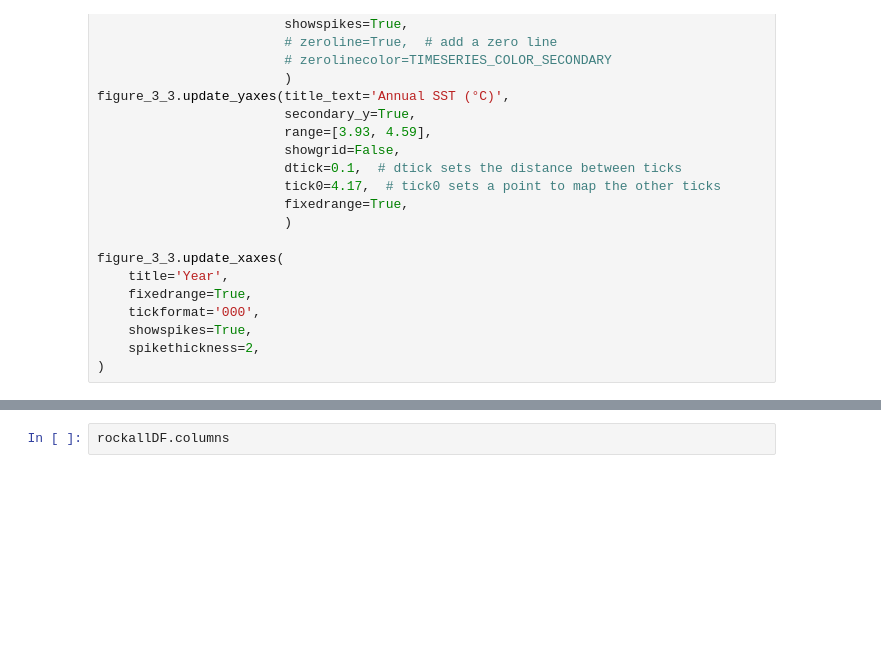
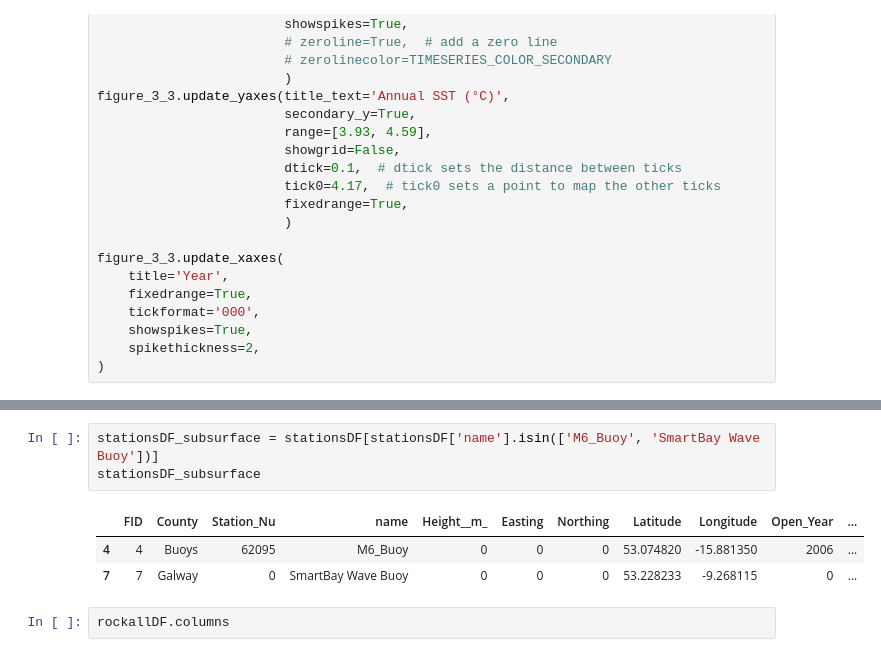
Before and after one commit to ClimateIreland/CI-Climate-Status-Tool, a Jupyter notebook: dash_app/notebooks/_3_1_SurfaceandSubsurfaceTemperature.ipynb, the cells around one changed output, grey strips where cells are left out. Drawn from its saved outputs; the diff is of its cells as text; blank space fills up the shorter version.

```diff
--- a/dash_app/notebooks/_3_1_SurfaceandSubsurfaceTemperature.ipynb
+++ b/dash_app/notebooks/_3_1_SurfaceandSubsurfaceTemperature.ipynb
@@ -331,6 +331,13 @@ stationsDF
 | 6 | 6 | Mayo | 0 | Amets (Erris Peninsua) | 0 | 0 | 0 | 54.231766 | -10.142453 | 0 | ... |
 | 7 | 7 | Galway | 0 | SmartBay Wave Buoy | 0 | 0 | 0 | 53.228233 | -9.268115 | 0 | ... |
 | 8 | 8 | Cork | 0 | Ballycotton Harbour Tide Gauge | 0 | 0 | 0 | 51.827800 | -8.000700 | 0 | ... |
+# %%
+stationsDF_subsurface = stationsDF[stationsDF['name'].isin(['M6_Buoy', 'SmartBay Wave Buoy'])]
+stationsDF_subsurface
+# %% [output]
+|  | FID | County | Station_Nu | name | Height__m_ | Easting | Northing | Latitude | Longitude | Open_Year | ... |
+| 4 | 4 | Buoys | 62095 | M6_Buoy | 0 | 0 | 0 | 53.074820 | -15.881350 | 2006 | ... |
+| 7 | 7 | Galway | 0 | SmartBay Wave Buoy | 0 | 0 | 0 | 53.228233 | -9.268115 | 0 | ... |
 # %%
 rockallDF.columns
 # %% [output]
```
Also changed, not shown: 15 other files.
